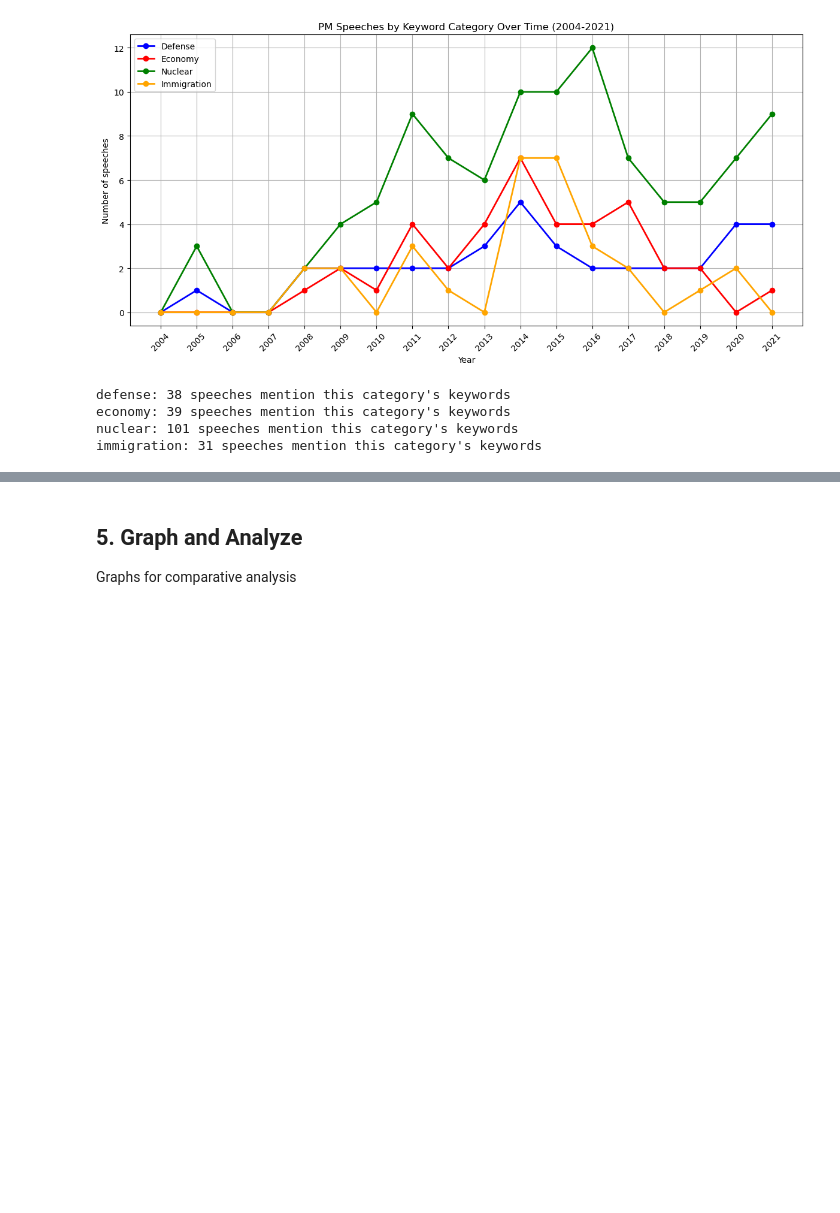
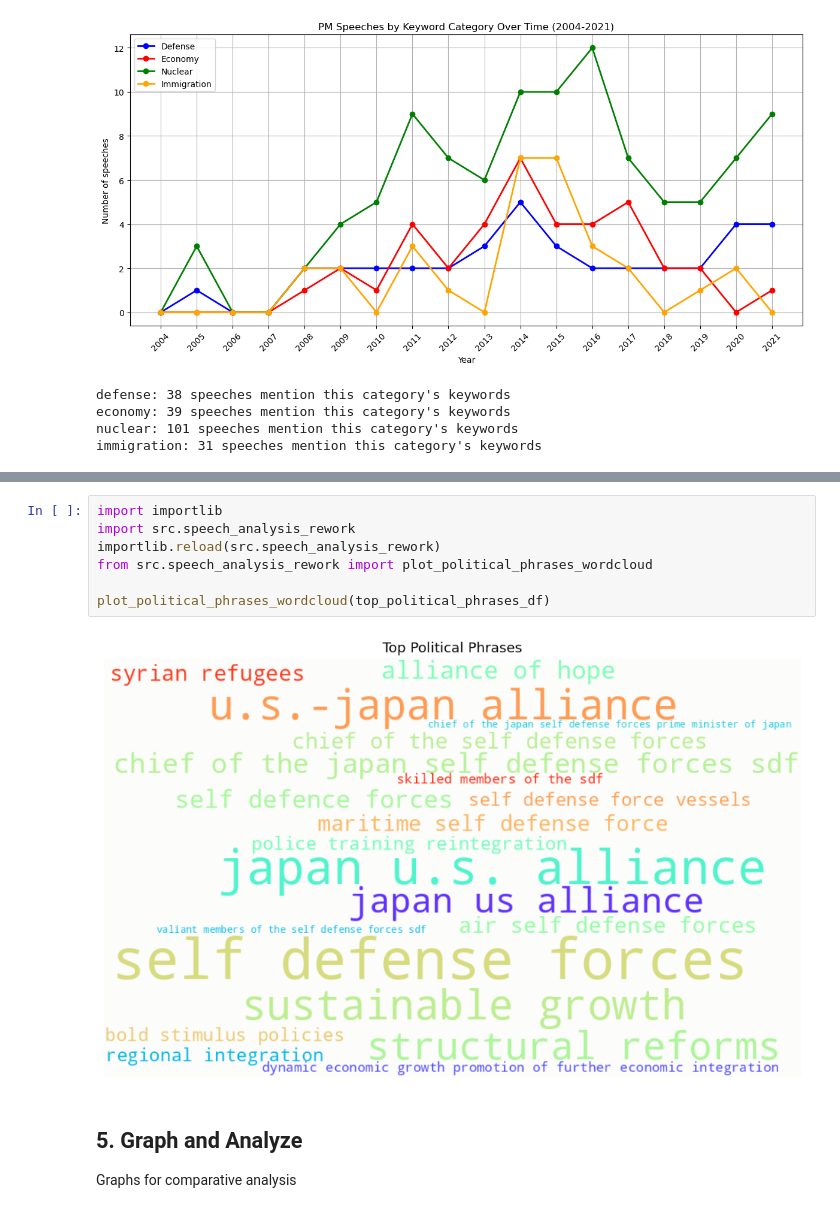
Before and after one commit to ninaudagawa/Media-Politics, a Jupyter notebook: project/notebooks/media_politics_guide.ipynb, the cells around one changed output, grey strips where cells are left out. Drawn from its saved outputs; the diff is of its cells as text; blank space fills up the shorter version.

```diff
--- a/project/notebooks/media_politics_guide.ipynb
+++ b/project/notebooks/media_politics_guide.ipynb
@@ -276,3 +312,12 @@ top_political_phrases_df
+# %%
+import importlib
+import src.speech_analysis_rework
+importlib.reload(src.speech_analysis_rework)
+from src.speech_analysis_rework import plot_political_phrases_wordcloud
+
+plot_political_phrases_wordcloud(top_political_phrases_df)
+# %% [output]
+[figure, added]
 # %% [markdown]
 ## 5. Graph and Analyze
 Graphs for comparative analysis
```
Also changed, not shown: parts of 7 cells of this notebook, 1 other file.
